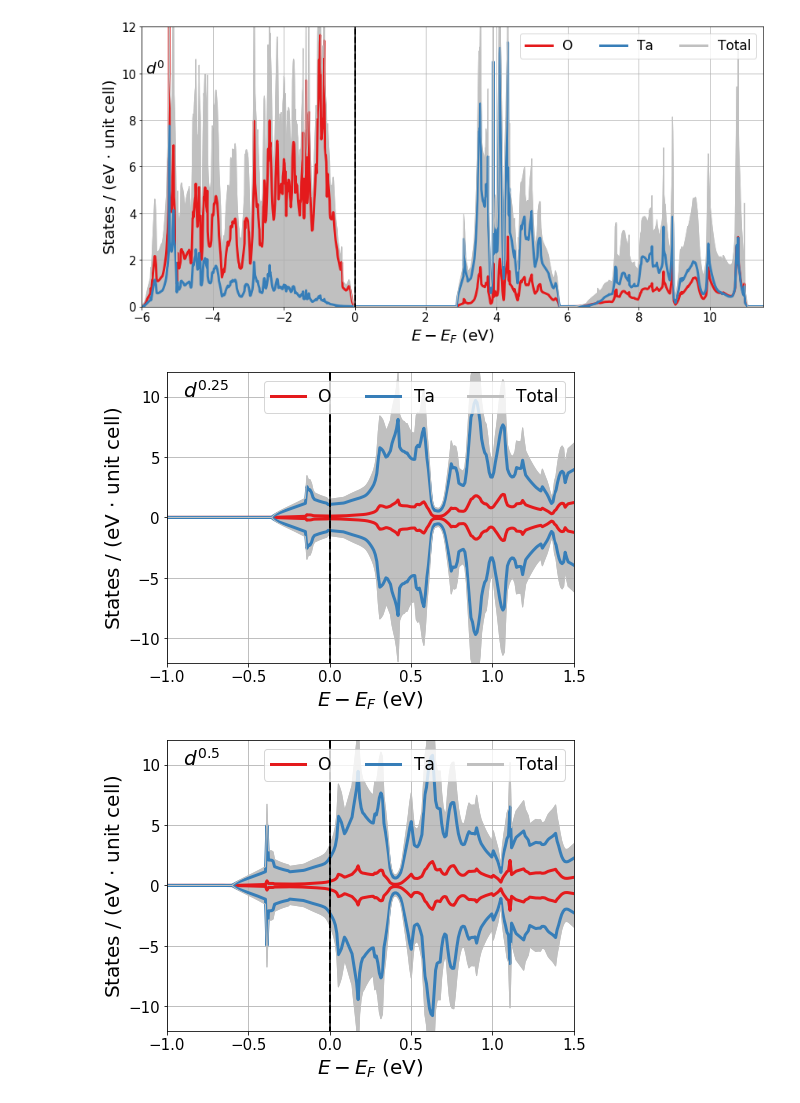
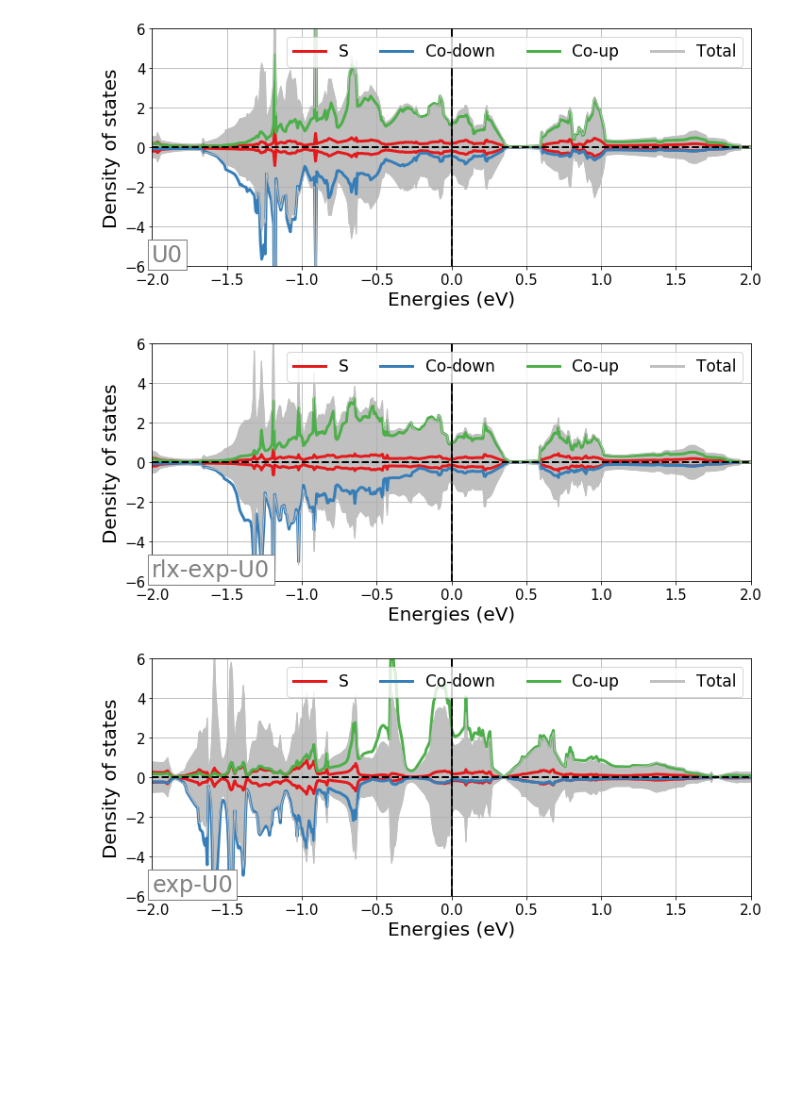
Before and after one commit to kyledmiller/kdm_vault, a Jupyter notebook: scripts_dft/plot_dos.ipynb, the cells around one changed output. Saved outputs shown, nothing was run; the diff lists cells and outputs as text; code cells hidden in the pictures; blank space fills up the shorter version.

```diff
--- a/scripts_dft/plot_dos.ipynb
+++ b/scripts_dft/plot_dos.ipynb
@@ -23,37 +30,36 @@ def integrate(axis, line_idx, start, end, label=None):
 # %%
-WIDTH = 7
-HEIGHT = 5
+WIDTH = 10
+HEIGHT = 4.5
 
-BY_ELEMENT = ["Ta", "O"]
-BY_SITE = []
+DOS_TYPE = 'site-spin' #'element'
+BY_ELEMENT = ["S"]
+BY_SITE = [5]
 ORBITALS_LS = [[4, 5, 6, 7, 8]] #desired orbitals corresponding to sites listed
+NORM_FACTOR=4
 
-PREFIX = "../../elec_dos/vasprun"
+PREFIX = home + '/Projects/BaCoS2/correct_mag/estruc/vasprun-dos'
 SUFFIX = ".xml"
-ITERS_1 = ["d0", "d025", "d05", "d055", "d06", "d065", "d07", "d075", "d08", "d085", "d09", "d095", "d1"]
-ITERS_2 = ['']
-LABELS_1 = ['$d^{0}$','$d^{0.25}$','$d^{0.5}$','$d^{0.55}$','$d^{0.6}$','$d^{0.65}$','$d^{0.7}$',
-                 '$d^{0.75}$','$d^{0.8}$','$d^{0.85}$','$d^{0.9}$','$d^{0.95}$','$d^{1}$']
-LABELS_2 = ITERS_2
+ITERS_1 = ['U0', 'rlx-exp-U0', 'exp-U0', 'U2', 'rlx-exp-U2', 'exp-U2', 'U4', 'rlx-exp-U4', 'exp-U4']
+
+# ITERS_2 = ['og', 'rlx']
+LABELS_1 = ITERS_1
+# LABELS_2 = ITERS_2
 LABEL_PREFIX = ""
-XLIMS = [[-6,11.5]] + [[-1,1.5]]*20
-YLIMS = [[-12,12]]*20
+XLIMS = [[-2,2]]*12
+YLIMS = [[-6,6]]*12
 LABEL_FONT = 20
 
 axes = []
 
 for i, iter_1 in enumerate(ITERS_1):
-    for j, iter_2 in enumerate(ITERS_2):
+#     for j, iter_2 in enumerate(ITERS_2):
 
-        if len(iter_2) != 0:
-            label = f'{iter_1}-{iter_2}'
-        else:
-            label = f'{iter_1}'
+        label = f'{iter_1}'
 
             # Extract dos from vasprun
         vr = Vasprun(f'{PREFIX}-{label}{SUFFIX}')
         cdos = vr.complete_dos
-        tdos = vr.tdos
+        tdos = norm_dos(vr.tdos, 4)
 
         dplt = DosPlotter()
 
@@ -83,9 +89,7 @@ for i, iter_1 in enumerate(ITERS_1):
             # Add element dos
         elem_doss = cdos.get_element_dos()
         for element in BY_ELEMENT:
-            dplt.add_dos(element, elem_doss[Element(element)])
-
-
+            dplt.add_dos(element, norm_dos(elem_doss[Element(element)], 4))
 
             # Customize plot
         dos_plot = dplt.get_plot()
@@ -95,7 +99,7 @@ for i, iter_1 in enumerate(ITERS_1):
         dos_plot.grid(1)
 
             # Make total line grey and filled in
-        totLine = dos_plot.gca().get_lines()[2]
+        totLine = dos_plot.gca().get_lines()[3]
         totLine.set_color('silver')
 
         dos_plot.legend(loc='upper right', ncol=6, fontsize=LABEL_FONT-3) #keep line thick in legend
@@ -103,44 +107,37 @@ for i, iter_1 in enumerate(ITERS_1):
         totLine.set_linewidth(1)
 
         totX = totLine.get_xdata()
         totY = totLine.get_ydata()
 
         dos_plot.fill_between(totX, totY, where=totY>=-totY, interpolate=True, color='silver')
         dos_plot.fill_between(totX, totY, where=totY<=-totY, interpolate=True, color='silver')
 
 
             # Add a label to bottom right
-        dos_plot.text(XLIMS[i][0]+0.1, YLIMS[i][1]-2, LABEL_PREFIX + LABELS_1[i], fontsize=LABEL_FONT)
-
+        t = dos_plot.text(0.0, 0.0, LABEL_PREFIX + label, horizontalalignment='left',
+                      verticalalignment='bottom', transform=dos_plot.gca().transAxes,
+                      fontsize=24, color='grey')
+        t.set_bbox(dict(facecolor='white', alpha=1, edgecolor='grey'))
             # Chance font size
         dos_plot.gca().xaxis.label.set_fontsize(LABEL_FONT)
         dos_plot.gca().yaxis.label.set_fontsize(LABEL_FONT)
         pyplot.xticks(fontsize=LABEL_FONT-5)
         pyplot.yticks(fontsize=LABEL_FONT-5)
-
-            # Fix axis labels
-        ax = pyplot.gca()
-        ax.set_ylabel("States / (eV $\cdot$ unit cell)")
-        ax.set_xlabel("$E - E_F$ (eV)")
 
             # Add axes to persistent list
         axes.append(dos_plot.gca())
 
 
             # Resize/reshape
         fig = dos_plot.gcf()
         fig.set_size_inches(WIDTH,HEIGHT)
 
-        if iter_1 == "d0":
-            dos_plot.ylim([0, YLIMS[i][1]])
-            fig.set_size_inches(12,6)
-
             # Show and save
         dos_plot.tight_layout()
         dos_plot.show()
         fig.savefig(f"elec_dos-{label}.png", img_format="png", dpi=300)
         fig.savefig(f"elec_dos-vec-{label}.pdf", img_format="pdf")
 # %% [output]
-[figure, old version]
+[figure, new version]
-[figure, old version]
+[figure, new version]
-[figure, old version]
+[figure, new version]
```
Also changed, not shown: parts of 6 cells of this notebook.
